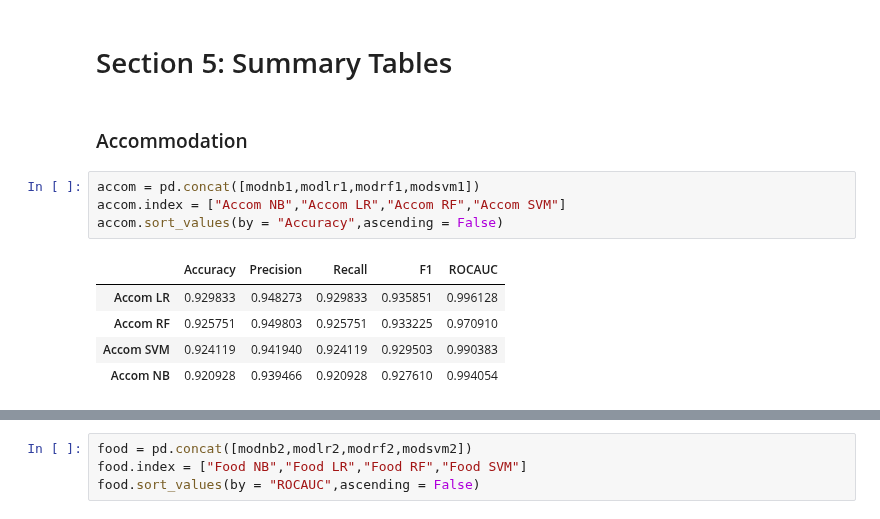
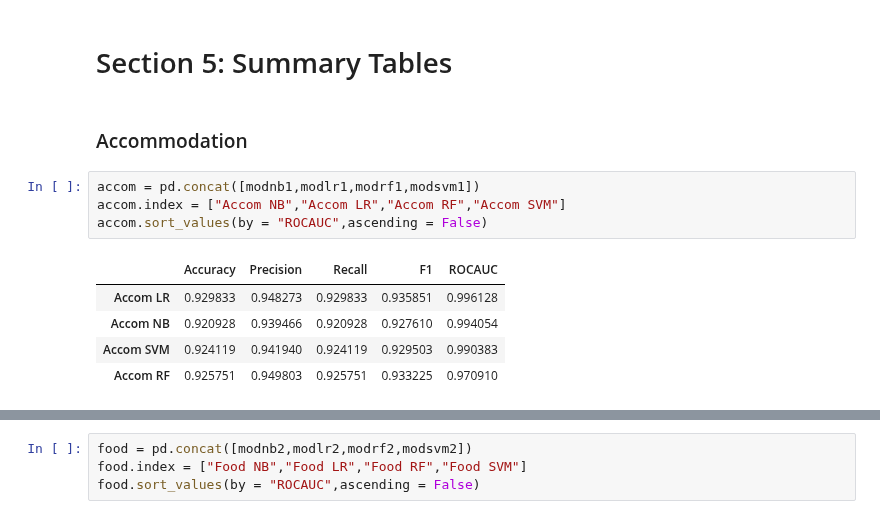
Before and after one commit to Auckland68/Arun-Travel-Reviews-Analysis, a Jupyter notebook: AspectSentimentModels/Models/Notebook12(a)AspectPredictionModelsMachineLearning.ipynb, the cells around one changed output, grey strips where cells are left out. Drawn from its saved outputs; the diff is of its cells as text.

```diff
--- a/AspectSentimentModels/Models/Notebook12(a)AspectPredictionModelsMachineLearning.ipynb
+++ b/AspectSentimentModels/Models/Notebook12(a)AspectPredictionModelsMachineLearning.ipynb
@@ -572,15 +581,15 @@ modsvm3
 | 0 | 0.777619 | 0.818445 | 0.777619 | 0.788541 | 0.972611 |
 # %% [markdown]
 # Section 5: Summary Tables
-# %% [markdown]
-### Accommodation
+# %% [markdown]
+### Accommodation
 # %%
 accom = pd.concat([modnb1,modlr1,modrf1,modsvm1])
 accom.index = ["Accom NB","Accom LR","Accom RF","Accom SVM"]
-accom.sort_values(by = "Accuracy",ascending = False)
+accom.sort_values(by = "ROCAUC",ascending = False)
 # %% [output]
 |  | Accuracy | Precision | Recall | F1 | ROCAUC |
 | Accom LR | 0.929833 | 0.948273 | 0.929833 | 0.935851 | 0.996128 |
+| Accom NB | 0.920928 | 0.939466 | 0.920928 | 0.927610 | 0.994054 |
+| Accom SVM | 0.924119 | 0.941940 | 0.924119 | 0.929503 | 0.990383 |
 | Accom RF | 0.925751 | 0.949803 | 0.925751 | 0.933225 | 0.970910 |
-| Accom SVM | 0.924119 | 0.941940 | 0.924119 | 0.929503 | 0.990383 |
-| Accom NB | 0.920928 | 0.939466 | 0.920928 | 0.927610 | 0.994054 |
```
Also changed, not shown: parts of 29 cells of this notebook.
